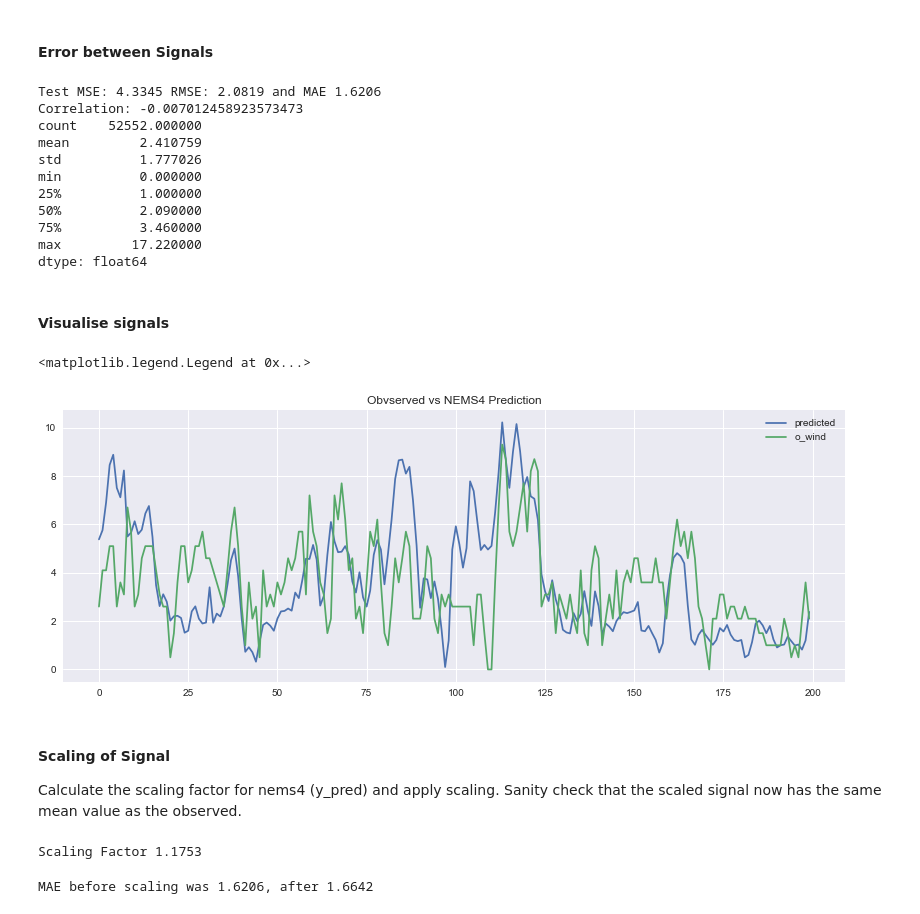
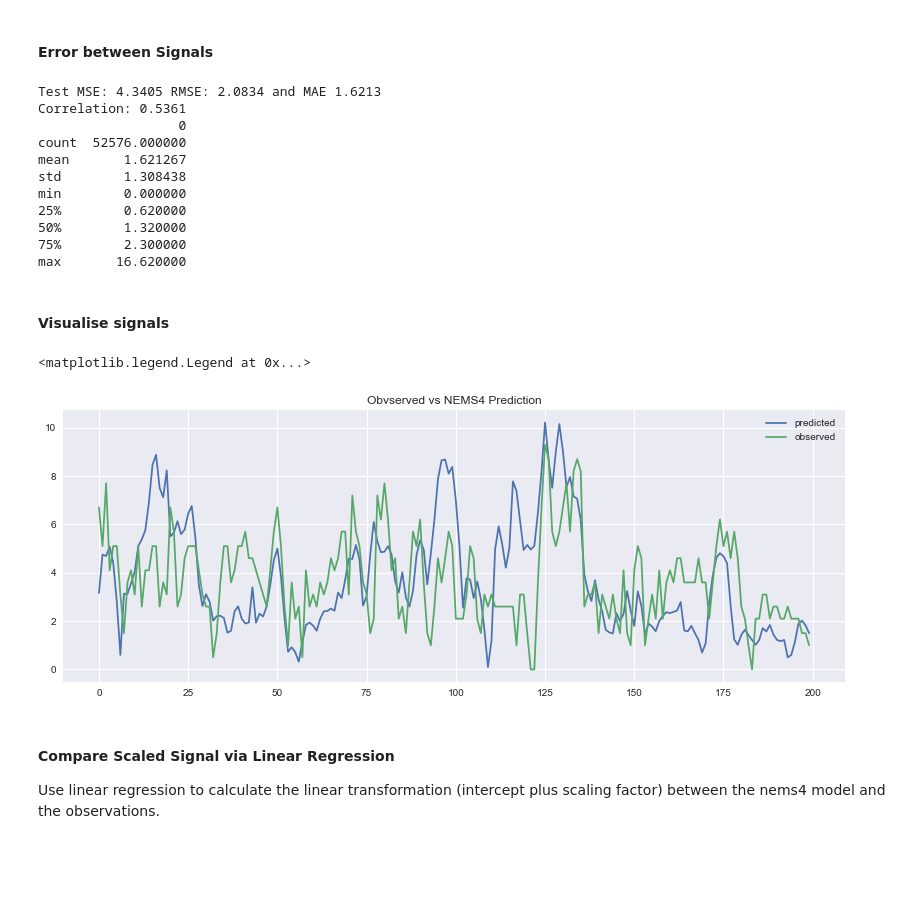
Before and after one commit to willfleury/wind-forecasting, a Jupyter notebook: Weather Data Analysis.ipynb, the cells around one changed output. Drawn from its saved outputs; the diff is of its cells as text; code cells hidden in the pictures; blank space fills up the shorter version.

```diff
--- a/Weather Data Analysis.ipynb
+++ b/Weather Data Analysis.ipynb
@@ -245,3 +235,6 @@ y_pred = dataset.nems4_wind_speed[:-nems4_prediction_hours]
+# %%
+y_real = dataset.wind_speed.values
+y_pred = dataset.nems4_wind_speed.values
 # %% [markdown]
 #### Phase of Signals
 # %%
@@ -270,56 +263,37 @@ def print_error_metrics(observed, predicted):
     rmse = sqrt(mse)
     mae = mean_absolute_error(observed, predicted)
     print('\nTest MSE: {:.4f} RMSE: {:.4f} and MAE {:.4f}'.format(mse, rmse, mae))
-    print("Correlation: {}".format(observed.corr(predicted)))
-    print(np.abs(observed-predicted).describe())
+    print("Correlation: {:.4f}".format(np.corrcoef(observed, predicted)[1,0]))
+    print(pd.DataFrame(np.abs(observed-predicted)).describe())
 
 
 
 print_error_metrics(y_real, y_pred)
 # %% [output]
-Test MSE: 4.3345 RMSE: 2.0819 and MAE 1.6206
-Correlation: -0.007012458923573473
-count    52552.000000
-mean         2.410759
-std          1.777026
-min          0.000000
-25%          1.000000
-50%          2.090000
-75%          3.460000
-max         17.220000
-dtype: float64
+Test MSE: 4.3405 RMSE: 2.0834 and MAE 1.6213
+Correlation: 0.5361
+                  0
+count  52576.000000
+mean       1.621267
+std        1.308438
+min        0.000000
+25%        0.620000
+50%        1.320000
+75%        2.300000
+max       16.620000
 # %% [markdown]
 #### Visualise signals
 # %%
 plt.figure(figsize=(14, 5))
 
-plt.plot(y_pred[200:400].values, label='predicted')
-plt.plot(y_real[200:400].values, label='o_wind')
+plt.plot(y_pred[200:400], label='predicted')
+plt.plot(y_real[200:400], label='observed')
 plt.title('Obvserved vs NEMS4 Prediction')
 plt.legend()
 # %% [output]
 <matplotlib.legend.Legend at 0x...>
-[figure, old version]
+[figure, new version]
-# %% [markdown]
-#### Scaling of Signal
-
-Calculate the scaling factor for nems4 (y_pred) and apply scaling. Sanity check that the scaled signal now has the same mean value as the observed.
-# %%
-std_y_real = y_real
-std_y_pred = y_pred
-
-scaling = y_real.mean()/y_pred.mean()
-
-print("Scaling Factor {:.4f}".format(scaling))
-
-scaled_y_pred = y_pred * scaling
-
-assert(abs(scaled_y_pred.mean() - y_real.mean()) < 1e-8)
-# %% [output]
-Scaling Factor 1.1753
-# %%
-print("MAE before scaling was {:.4f}, after {:.4f}".format(
-    mean_absolute_error(y_real, y_pred),
-    mean_absolute_error(y_real, scaled_y_pred)))
-# %% [output]
-MAE before scaling was 1.6206, after 1.6642
+# %% [markdown]
+#### Compare Scaled Signal via Linear Regression
+
+Use linear regression to calculate the linear transformation (intercept plus scaling factor) between the nems4 model and the observations.
```
Also changed, not shown: parts of 7 cells of this notebook, 1 other file.
